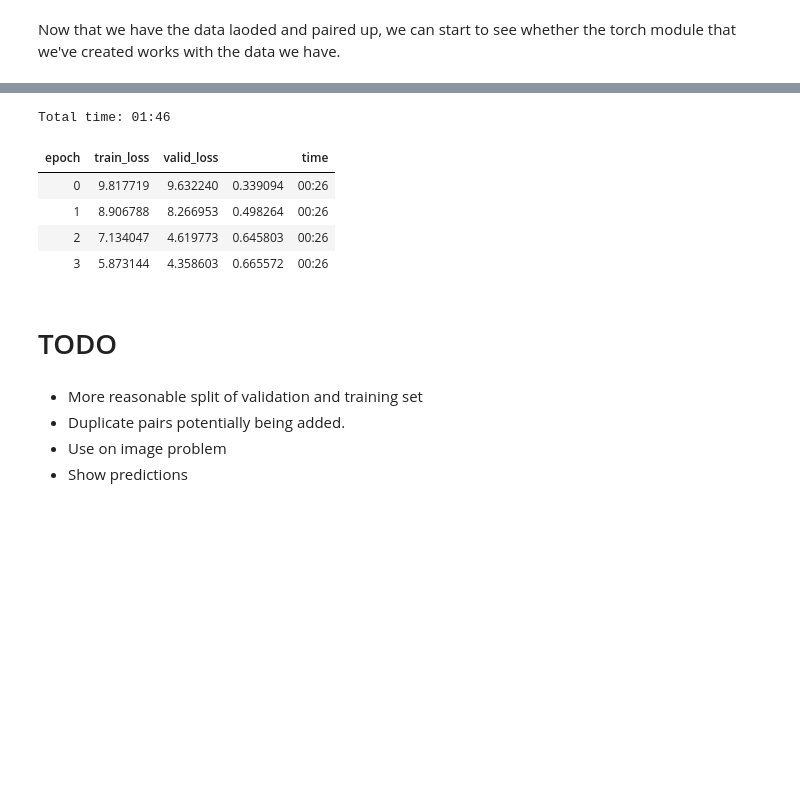
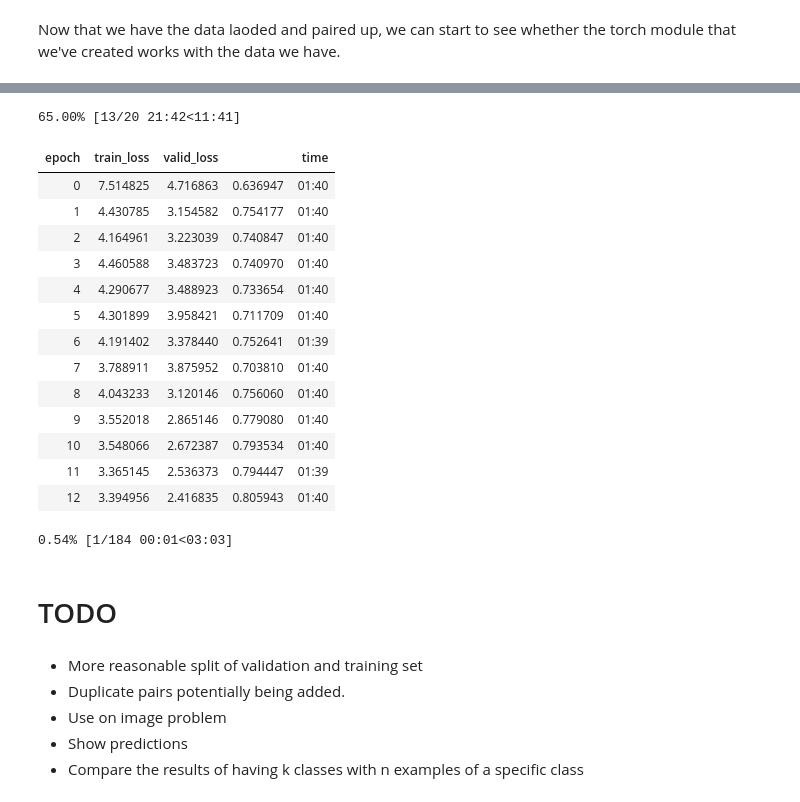
Before and after one commit to tbass134/fastai_audio, a Jupyter notebook: Voice Identification.ipynb, the cells around one changed output, grey strips where cells are left out. Drawn from its saved outputs; the diff is of its cells as text; code cells hidden in the pictures; blank space fills up the shorter version.

Commit message:
Better results

```diff
--- a/Voice Identification.ipynb
+++ b/Voice Identification.ipynb
@@ -174,13 +176,13 @@ class SiameseDataset(LabelList):
         return inst
 # %%
 # We choose to keep one of each gender hidden in our validation set
-sd = SiameseDataset.from_label_list(audios.train, [0, 6], 20, 40)
+sd = SiameseDataset.from_label_list(audios.train, [0, 6], 100, 100)
 sd.train.x.tfm_args = tfm_params
 sd.valid.x.tfm_args = tfm_params
 tfm_sg_shift.use_on_y = False # Library broken
 tfm_sg_aug.use_on_y = False # Library broken
 tfms = [tfm_sg_shift, tfm_sg_aug], []
 
-data = sd.transform(tfms).databunch(bs=20)
+data = sd.transform(tfms).databunch(bs=30)
 # %%
 x, y = data.train_ds[-159]
@@ -208,4 +210,5 @@ class SiameseNetwork(nn.Module):
         ins = items.transpose(1, 0)
         outs = [self.body(x)  for x in ins]
         outs = [self.head(x) for x in outs]
-        return torch.stack(outs)
+        outs = torch.stack(outs)
+        return torch.sigmoid(outs)
@@ -212,24 +238,4 @@ class SiameseNetwork(nn.Module):
 # %%
-def hinge_loss(x, y, m=1):
-    # Was getting autograd errors if I didn't clone
-    diff = torch.sqrt(torch.pow(x[0]-x[1], 2)).clone()**2
-    diff[y==0] = m**2 - diff[y==0]
-    diff[diff < 0] = 0
-    return diff
-
-def gen_loss_m(loss_func):
-    return lambda x,y: loss_func(x, y).mean()
-
-def loss_less_acc(loss_func, l):
-    return lambda x,y: (loss_func(x,y) < l**2).float().mean()
-
-def create_loss_acc(loss_func, l):
-    return gen_loss_m(loss_func), loss_less_acc(loss_func, l)
-
-"""
-Here we create a loss function and accuracy metric to help track how many of the items in the
-validation set are below the threshold number as the loss is continous
-"""
 def siamese_learner(data: DataBunch, encoder:nn.Module=models.resnet18, s_out=512, loss_func=None, loss_size=None, m=3):
     if loss_func is None: loss_func = partial(hinge_loss, m=m)
     # m/2 is the middle of confidence so if we're bellow it that means we've guessed correctly
@@ -240,11 +246,9 @@ def siamese_learner(data: DataBunch, encoder:nn.Module=models.resnet18, s_out=51
     learner.encode = lambda x: x # TODO create a simple way to get a vector of a piece of data
     return learner
 
-
-
 # Here we decide the length of the output vector.
 # This will be dependent on your encoder arch (bigger means bigger s_out)
-learn = siamese_learner(data, encoder=models.resnet18, s_out=128, m=4)
+learn = siamese_learner(data, encoder=models.resnet18, s_out=256, m=4)
 
 # Audio Specific
 learn.model.body[0] = nn.Conv2d(1, 64, kernel_size=(7, 7), stride=(2, 2), padding=(3, 3), bias=False).cuda()
@@ -258,12 +262,22 @@ LR Finder is complete, type {learner_name}.recorder.plot() to see the graph.
 # %%
-learn.fit_one_cycle(4, 1e-2)
+learn.fit_one_cycle(20, 1e-3)
 # %% [output]
-Total time: 01:46
+65.00% [13/20 21:42<11:41]
 | epoch | train_loss | valid_loss |  | time |
-| 0 | 9.817719 | 9.632240 | 0.339094 | 00:26 |
-| 1 | 8.906788 | 8.266953 | 0.498264 | 00:26 |
-| 2 | 7.134047 | 4.619773 | 0.645803 | 00:26 |
-| 3 | 5.873144 | 4.358603 | 0.665572 | 00:26 |
+| 0 | 7.514825 | 4.716863 | 0.636947 | 01:40 |
+| 1 | 4.430785 | 3.154582 | 0.754177 | 01:40 |
+| 2 | 4.164961 | 3.223039 | 0.740847 | 01:40 |
+| 3 | 4.460588 | 3.483723 | 0.740970 | 01:40 |
+| 4 | 4.290677 | 3.488923 | 0.733654 | 01:40 |
+| 5 | 4.301899 | 3.958421 | 0.711709 | 01:40 |
+| 6 | 4.191402 | 3.378440 | 0.752641 | 01:39 |
+| 7 | 3.788911 | 3.875952 | 0.703810 | 01:40 |
+| 8 | 4.043233 | 3.120146 | 0.756060 | 01:40 |
+| 9 | 3.552018 | 2.865146 | 0.779080 | 01:40 |
+| 10 | 3.548066 | 2.672387 | 0.793534 | 01:40 |
+| 11 | 3.365145 | 2.536373 | 0.794447 | 01:39 |
+| 12 | 3.394956 | 2.416835 | 0.805943 | 01:40 |
+0.54% [1/184 00:01<03:03]
 # %% [markdown]
 # TODO
 # %% [markdown]
@@ -271,3 +285,4 @@ Total time: 01:46
 - Duplicate pairs potentially being added.
 - Use on image problem
 - Show predictions
+- Compare the results of having k classes with n examples of a specific class
```
Also changed, not shown: parts of 7 cells of this notebook.
